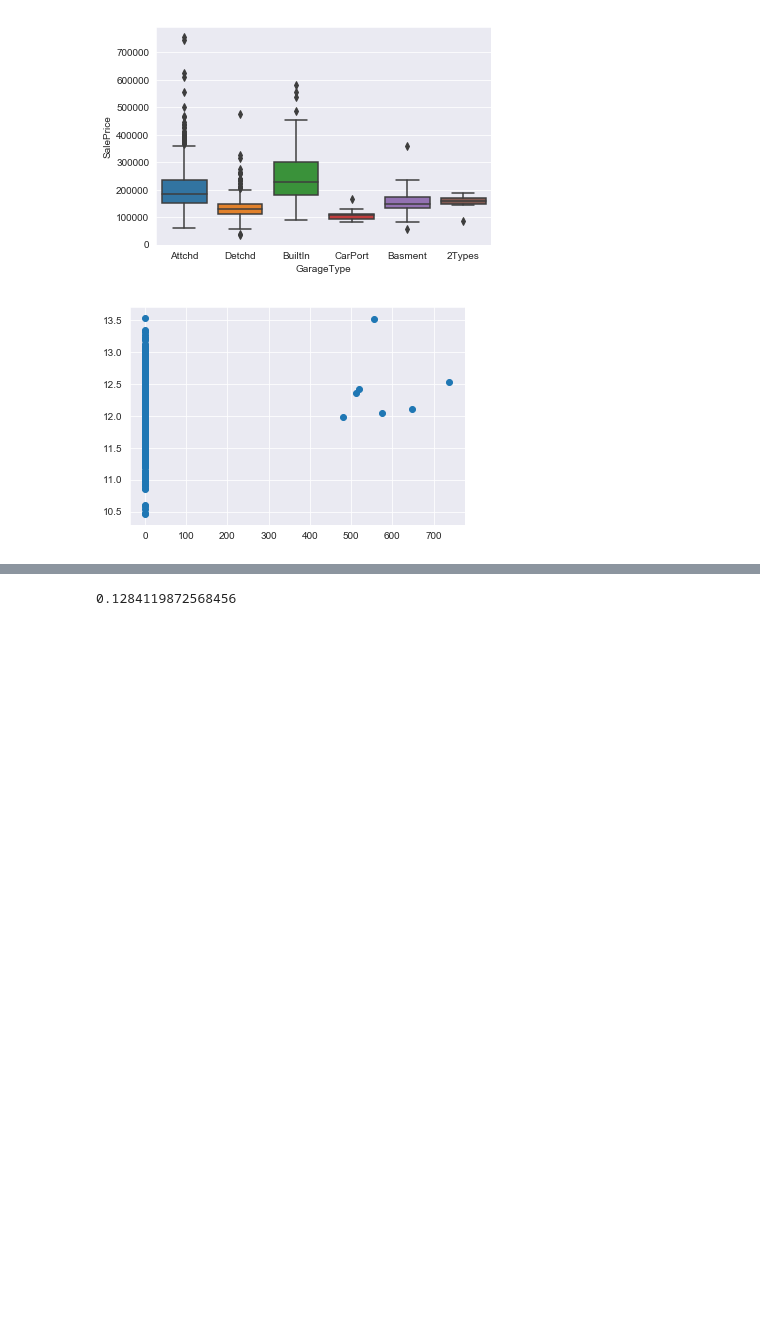
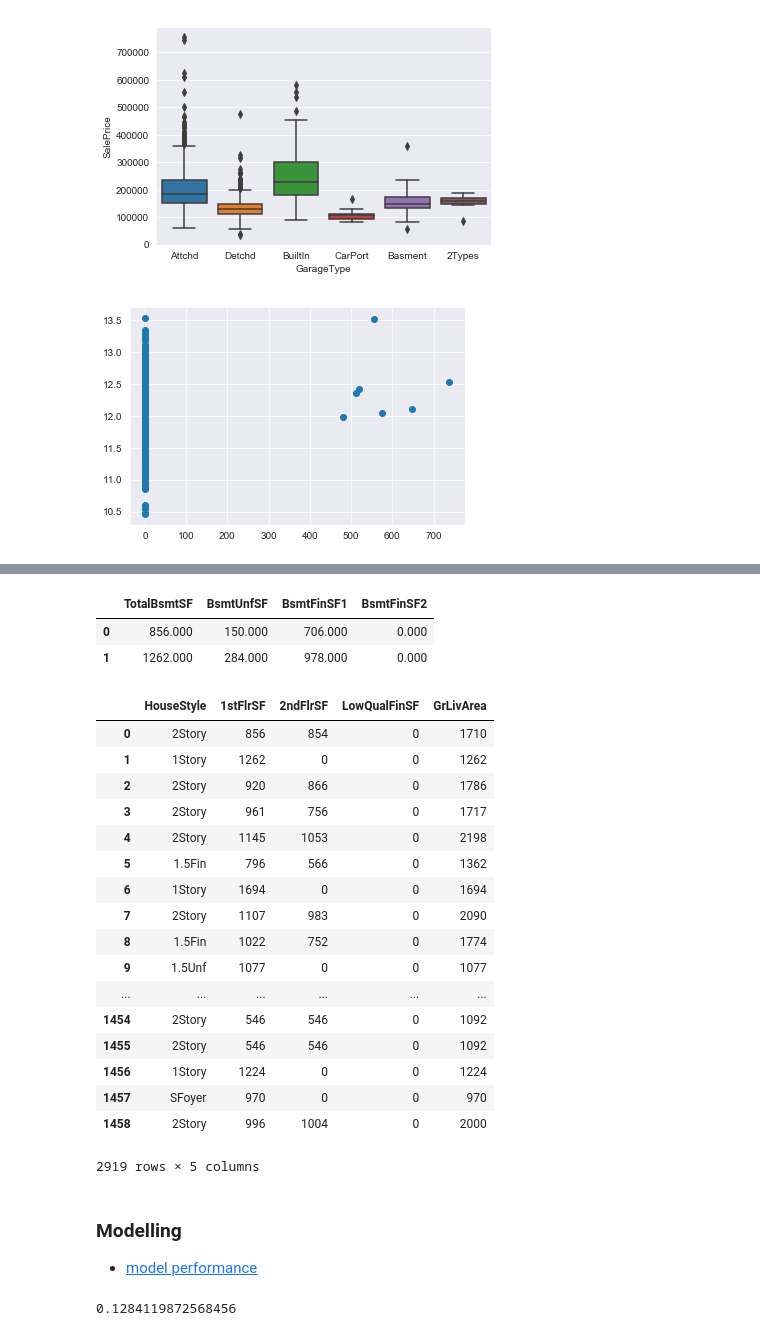
Before and after one commit to chloe0730000/ML_Competition, a Jupyter notebook: Kaggle_House_Prices/Model.ipynb, the cells around one changed output, grey strips where cells are left out. Saved outputs shown, nothing was run; the diff lists cells and outputs as text; code cells hidden in the pictures; blank space fills up the shorter version.

```diff
--- a/Kaggle_House_Prices/Model.ipynb
+++ b/Kaggle_House_Prices/Model.ipynb
@@ -67,6 +67,8 @@ plt.show()
 [figure]
 # %%
 all_data["LotFrontage"] = all_data["LotFrontage"].fillna(0)
+all_data["MasVnrArea"] = all_data["MasVnrArea"].fillna(0)
+
 all_data["has_garage"] = np.where(pd.notnull(all_data["GarageType"]),1,0)
 all_data["has_alley"] = np.where(pd.notnull(all_data["Alley"]),1,0)
 all_data["has_basement"] = np.where(pd.notnull(all_data["BsmtCond"]), 1, 0)
@@ -121,2 +137,3 @@ for col in label_encode_col_final:
 # %%
-all_data = all_data.dropna(axis=1, how='all')
+all_data = all_data.fillna(0)
+#all_data = all_data.dropna(axis=1, how='all')
@@ -124,0 +145,27 @@ all_data = all_data.dropna(axis=1, how='all')
+# %%
+all_data[["TotalBsmtSF", "BsmtUnfSF", "BsmtFinSF1", "BsmtFinSF2"]].head(2)
+# %% [output]
+|  | TotalBsmtSF | BsmtUnfSF | BsmtFinSF1 | BsmtFinSF2 |
+| 0 | 856.000 | 150.000 | 706.000 | 0.000 |
+| 1 | 1262.000 | 284.000 | 978.000 | 0.000 |
+# %%
+all_data[["HouseStyle", "1stFlrSF", "2ndFlrSF", "LowQualFinSF", "GrLivArea"]]
+# %% [output]
+|  | HouseStyle | 1stFlrSF | 2ndFlrSF | LowQualFinSF | GrLivArea |
+| 0 | 2Story | 856 | 854 | 0 | 1710 |
+| 1 | 1Story | 1262 | 0 | 0 | 1262 |
+| 2 | 2Story | 920 | 866 | 0 | 1786 |
+| 3 | 2Story | 961 | 756 | 0 | 1717 |
+| 4 | 2Story | 1145 | 1053 | 0 | 2198 |
+| 5 | 1.5Fin | 796 | 566 | 0 | 1362 |
+| 6 | 1Story | 1694 | 0 | 0 | 1694 |
+| 7 | 2Story | 1107 | 983 | 0 | 2090 |
+| 8 | 1.5Fin | 1022 | 752 | 0 | 1774 |
+| 9 | 1.5Unf | 1077 | 0 | 0 | 1077 |
+| ... | ... | ... | ... | ... | ... |
+| 1454 | 2Story | 546 | 546 | 0 | 1092 |
+| 1455 | 2Story | 546 | 546 | 0 | 1092 |
+| 1456 | 1Story | 1224 | 0 | 0 | 1224 |
+| 1457 | SFoyer | 970 | 0 | 0 | 970 |
+| 1458 | 2Story | 996 | 1004 | 0 | 2000 |
+2919 rows × 5 columns
@@ -125,3 +176,6 @@ all_data = all_data.dropna(axis=1, how='all')
+# %% [markdown]
+### Modelling
+- [model performance](https://docs.google.com/spreadsheets/d/1WaLDSYc89plQ_um0mpxMoPjoRlX8iXUhy-nBGzTV6U8/edit#gid=96884889)
 # %%
 train = all_data[:len(train)]
 test = all_data[len(train):]
```
Also changed, not shown: parts of 5 cells of this notebook, 1 other file.
